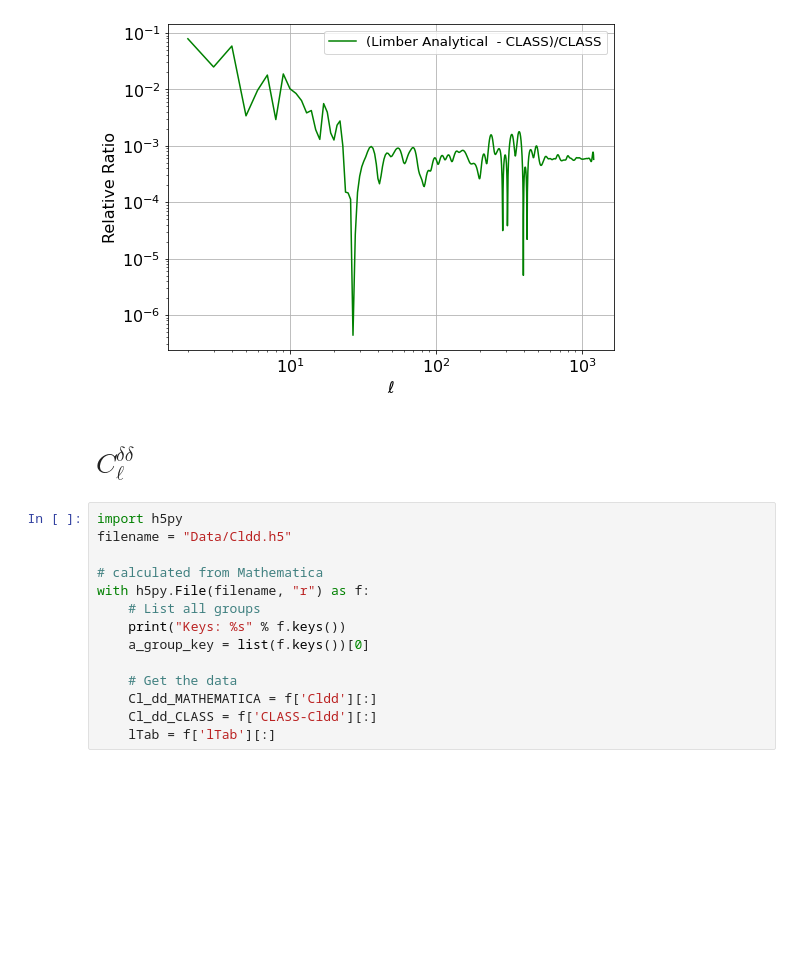
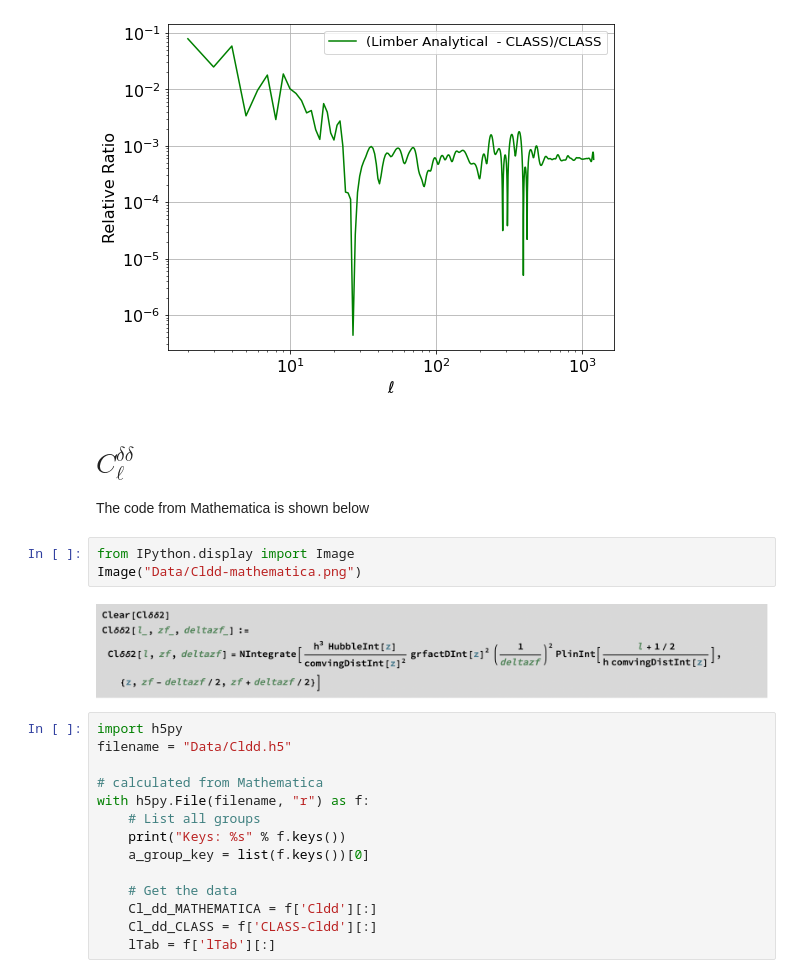
Before and after one commit to muntazirabidi/CLASS_CAMB, a Jupyter notebook: limber_cross_CLASS.ipynb, the cells around one changed output. Drawn from its saved outputs; the diff is of its cells as text; blank space fills up the shorter version.

```diff
--- a/limber_cross_CLASS.ipynb
+++ b/limber_cross_CLASS.ipynb
@@ -204,6 +204,13 @@ plt.yscale('log')
 [figure]
 # %% [markdown]
 # $ C^{\delta\delta}_{\ell}$
+
+The code from Mathematica is shown below
+# %%
+from IPython.display import Image
+Image("Data/Cldd-mathematica.png")
+# %% [output]
+[figure, added]
 # %%
 import h5py
 filename = "Data/Cldd.h5"
```
